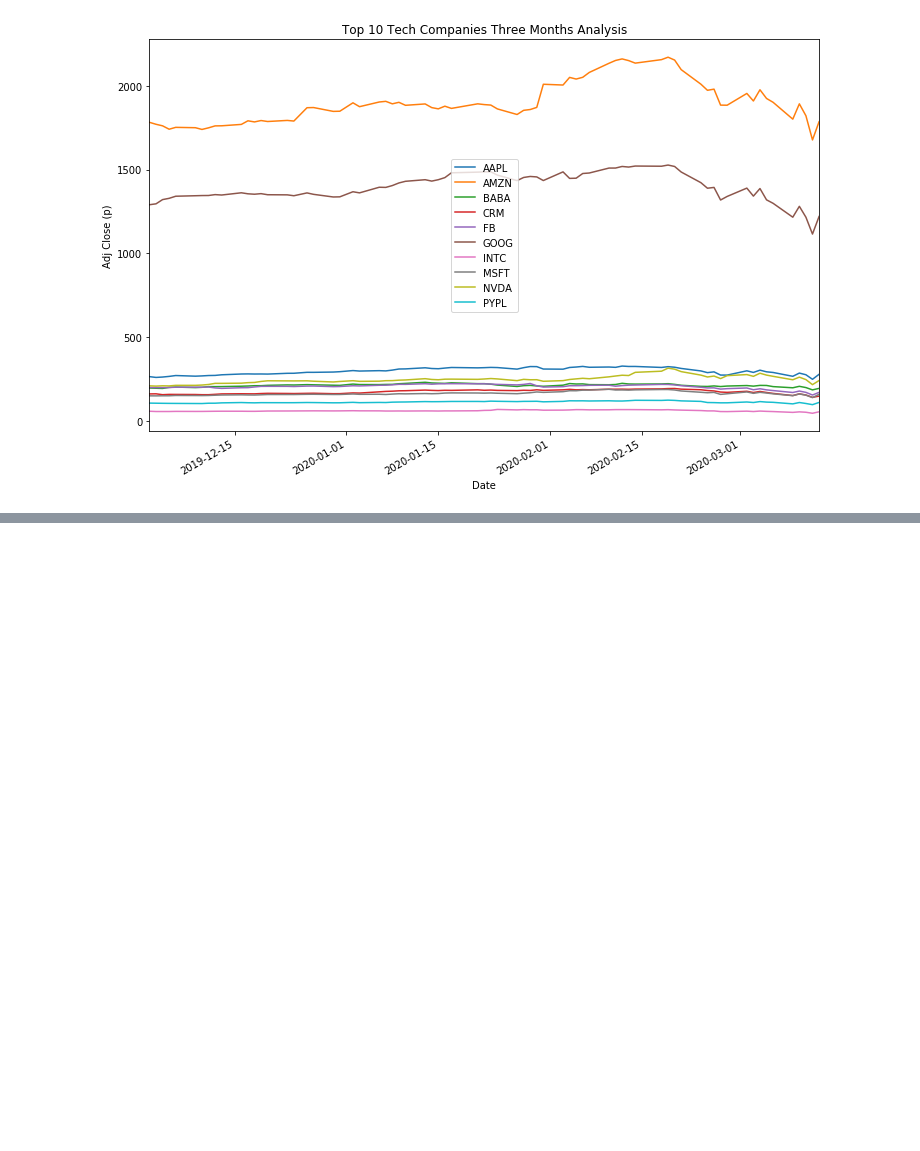
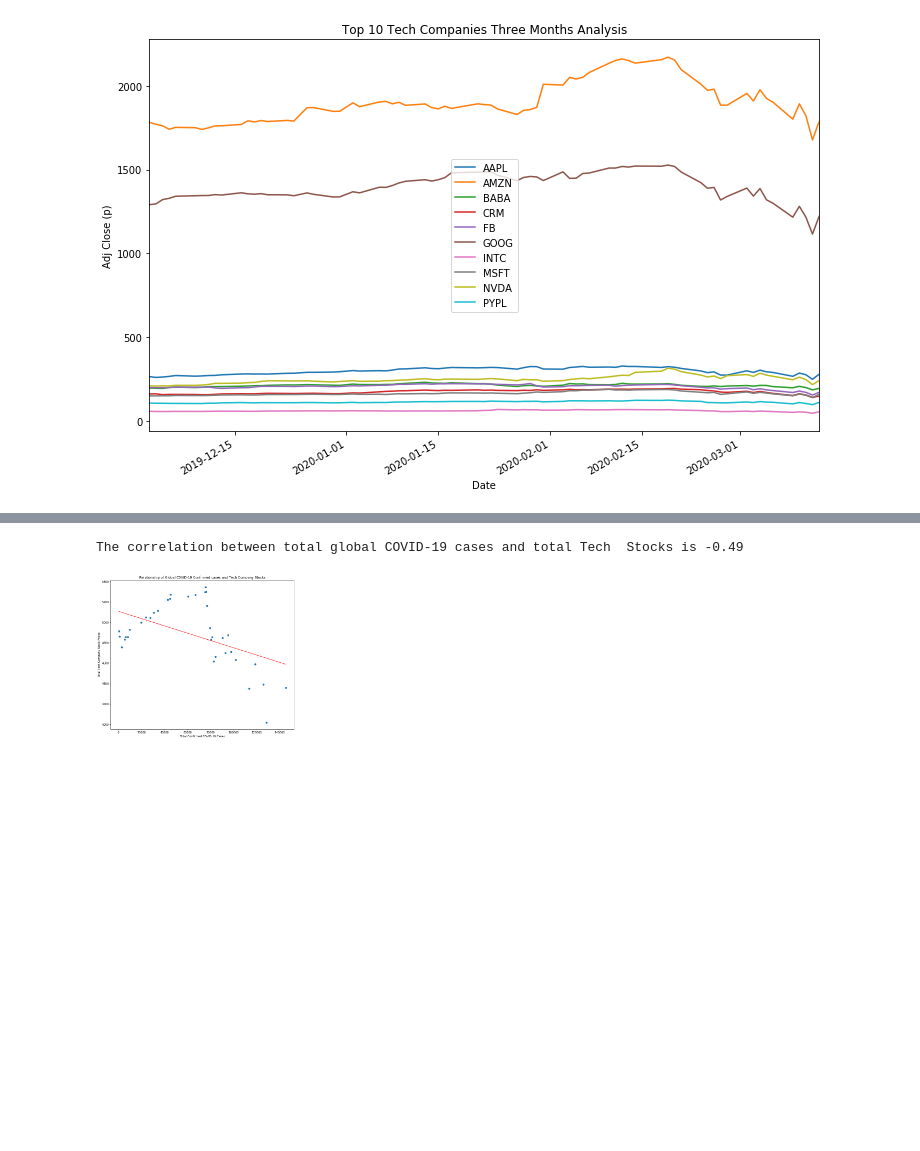
Before and after one commit to saelbakr/COVID-Stocks, a Jupyter notebook: Tech_comp_Stock_analysis.ipynb, the cells around one changed output, grey strips where cells are left out. Saved outputs shown, nothing was run; the diff lists cells and outputs as text; code cells hidden in the pictures; blank space fills up the shorter version.

```diff
--- a/Tech_comp_Stock_analysis.ipynb
+++ b/Tech_comp_Stock_analysis.ipynb
@@ -82,0 +229,26 @@ ValueError: Length of values does not match length of index
+# %%
+# calculating and printing the Correlation Relationship between total COVID-19 cases and Tech stocks
+
+correlation = st.pearsonr(x,y)
+print(f"The correlation between total global COVID-19 cases and total Tech  Stocks is {round(correlation[0],2)}")
+# %% [output]
+The correlation between total global COVID-19 cases and total Tech  Stocks is -0.49
+# %%
+#Generating the scatter and regression line
+
+(slope, intercept, rvalue, pvalue, stderr) = linregress(x, y)
+regress_values = x * slope + intercept
+line_eq = "y = " + str(round(slope,2)) + "x + " + str(round(intercept,2))
+
+plt.figure(figsize=(12, 10))
+
+plt.scatter(x,y)
+
+plt.xlabel('Total Confirmed COVID-19 Cases')
+plt.ylabel('Total Tech Company Stock Prices')
+plt.title('Relationship of Global C0VID-19 Confirmed cases and Tech Company Stocks')
+plt.plot(x,regress_values,"r-")
+plt.annotate(line_eq,(6,10),fontsize=15,color="red")
+plt.show()
+# %% [output]
+[figure, added]
```
Also changed, not shown: parts of 13 cells of this notebook, 1 other file.
